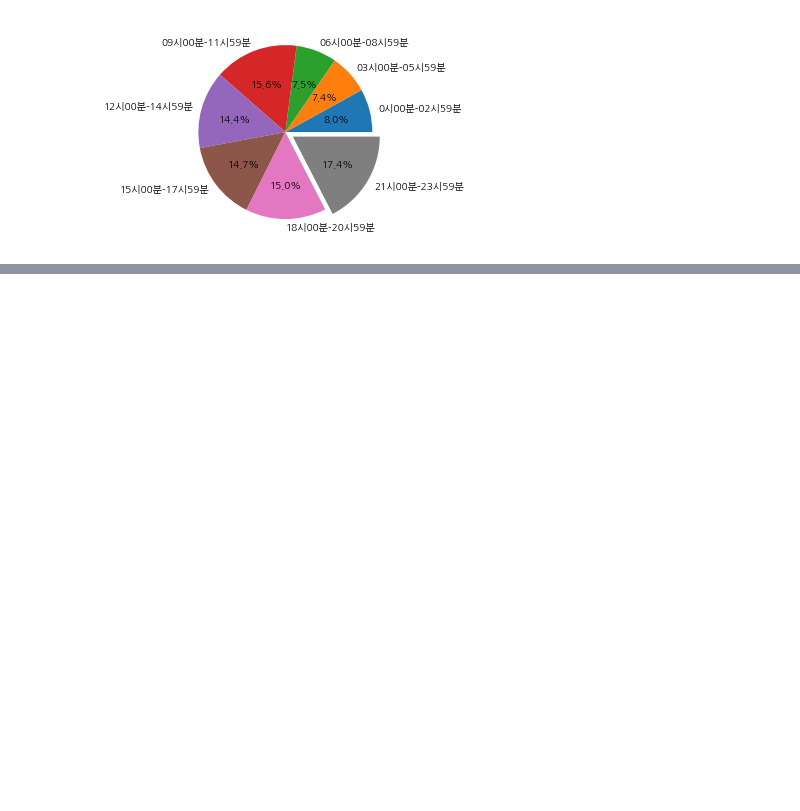
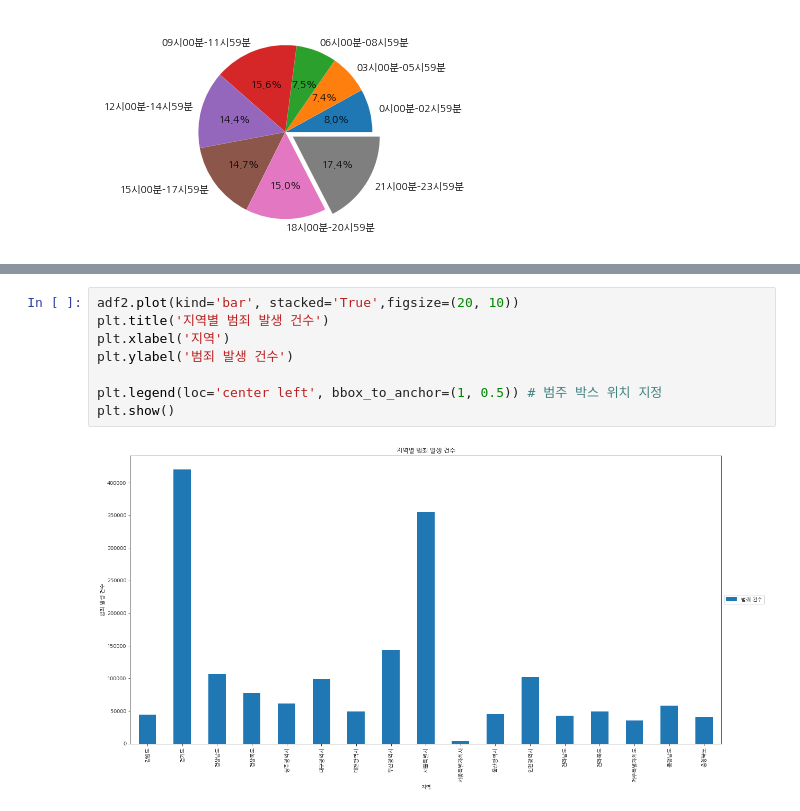
Before and after one commit to Wise-99/BigDataProcessing, a Jupyter notebook: finalProject.ipynb, the cells around one changed output, grey strips where cells are left out. Saved outputs shown, nothing was run; the diff lists cells and outputs as text; blank space fills up the shorter version.

```diff
--- a/finalProject.ipynb
+++ b/finalProject.ipynb
@@ -202,0 +248,10 @@ adf = adf.drop(['서울',
+# %%
+adf2.plot(kind='bar', stacked='True',figsize=(20, 10))
+plt.title('지역별 범죄 발생 건수')
+plt.xlabel('지역')
+plt.ylabel('범죄 발생 건수')
+
+plt.legend(loc='center left', bbox_to_anchor=(1, 0.5)) # 범주 박스 위치 지정
+plt.show()
+# %% [output]
+[figure, added]
```
Also changed, not shown: parts of 9 cells of this notebook.
